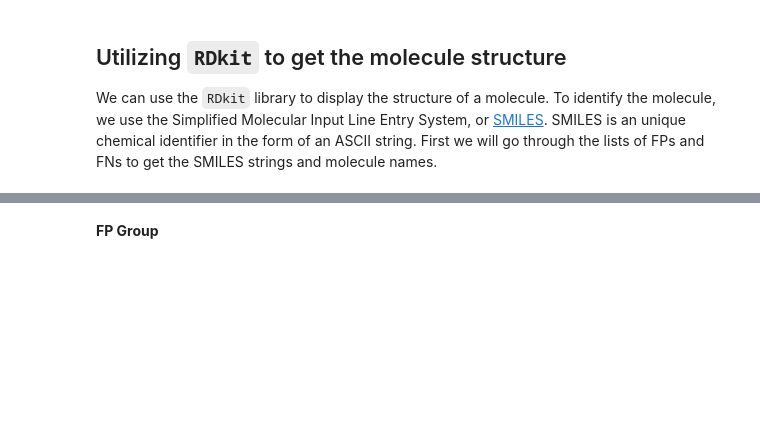
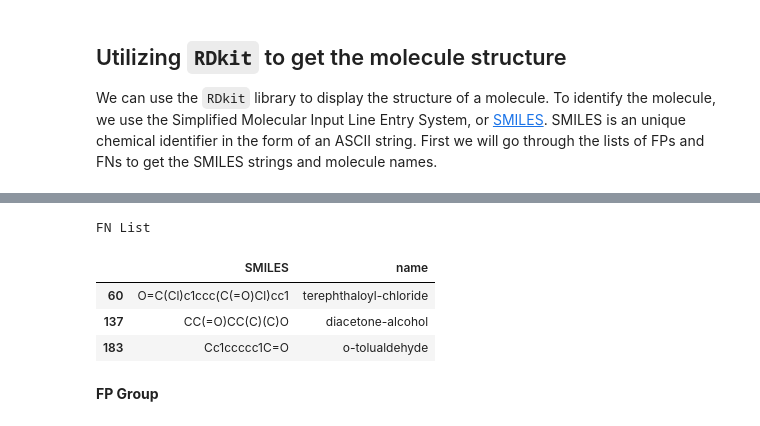
Before and after one commit to elizabeththrall/MLforPChem, a Jupyter notebook: MLforvibspectroscopy/Carbonyl_Binary_Classification.ipynb, the cells around one changed output, grey strips where cells are left out. Saved outputs shown, nothing was run; the diff lists cells and outputs as text; code cells hidden in the pictures; blank space fills up the shorter version.

```diff
--- a/MLforvibspectroscopy/Carbonyl_Binary_Classification.ipynb
+++ b/MLforvibspectroscopy/Carbonyl_Binary_Classification.ipynb
@@ -586,3 +581,13 @@ df_table
+# %%
+# display a table showing the index, SMILES string, and name of all FNs
+print('\033[1m' + 'FN List' + '\033[0m')
+test.iloc[fn, 0:2]
+# %% [output]
+FN List
+|  | SMILES | name |
+| 60 | O=C(Cl)c1ccc(C(=O)Cl)cc1 | terephthaloyl-chloride |
+| 137 | CC(=O)CC(C)(C)O | diacetone-alcohol |
+| 183 | Cc1ccccc1C=O | o-tolualdehyde |
 # %% [markdown]
 **FP Group**
 # %%
```
Also changed, not shown: parts of 22 cells of this notebook.
